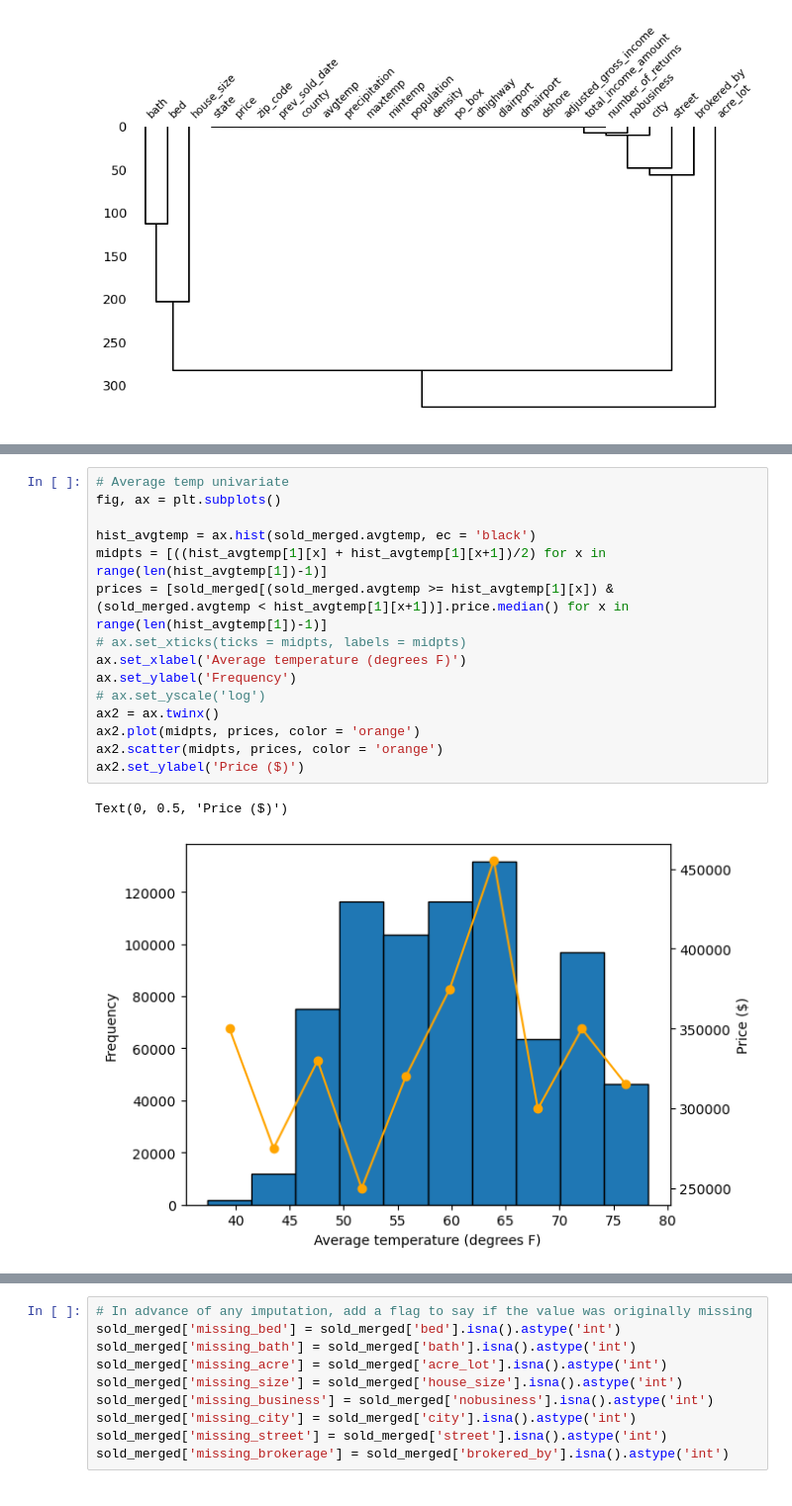
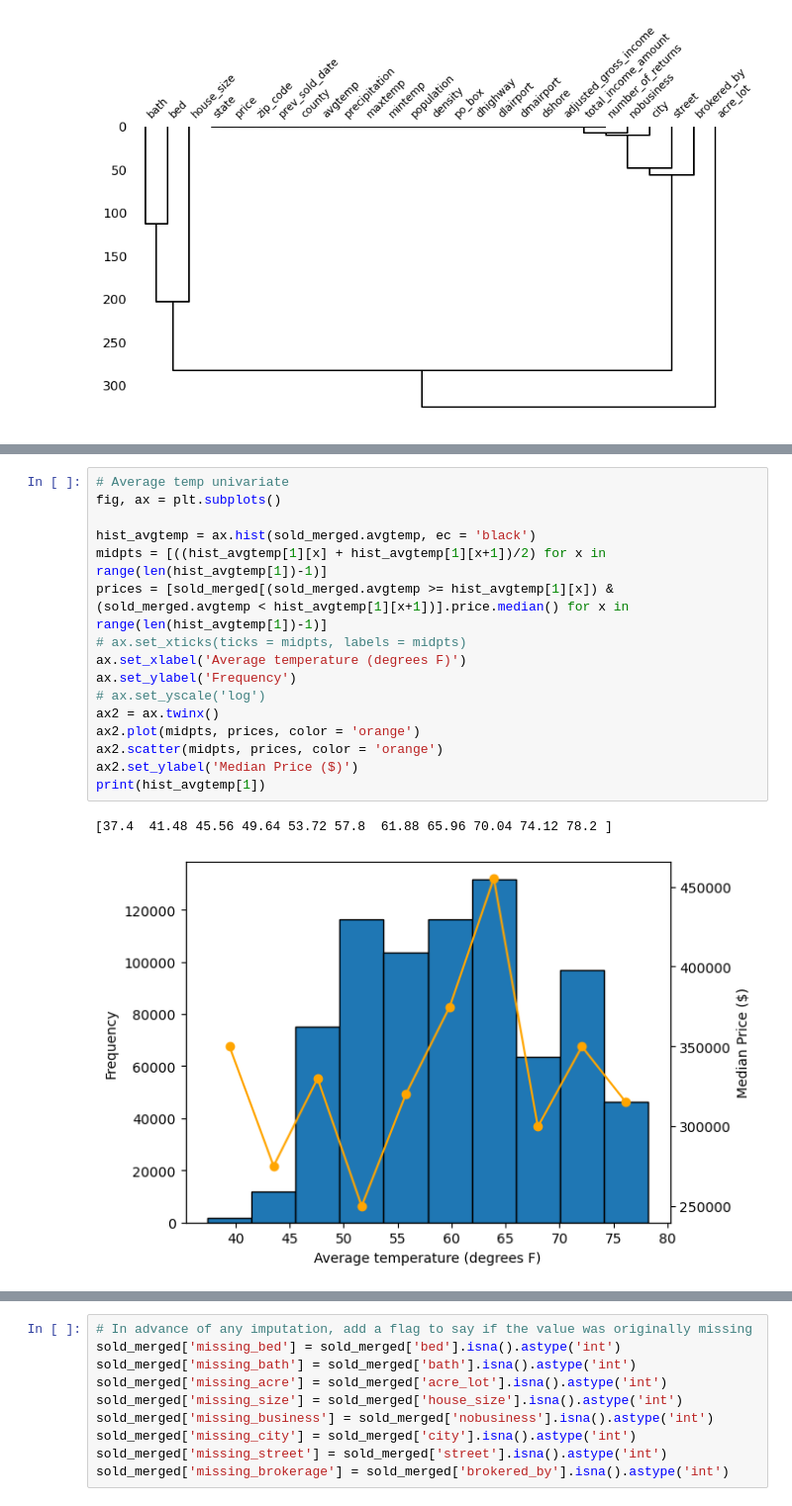
Before and after one commit to luke-dillon/PlacementProject, a Jupyter notebook: cleaning.ipynb, the cells around one changed output, grey strips where cells are left out. Shown at 99% size. Drawn from its saved outputs; the diff is of its cells as text.

```diff
--- a/cleaning.ipynb
+++ b/cleaning.ipynb
@@ -269,21 +184,22 @@ Text(0, 0.5, 'Price ($)')
 # %%
 # Average temp univariate
 fig, ax = plt.subplots()
 
 hist_avgtemp = ax.hist(sold_merged.avgtemp, ec = 'black')
 midpts = [((hist_avgtemp[1][x] + hist_avgtemp[1][x+1])/2) for x in range(len(hist_avgtemp[1])-1)]
 prices = [sold_merged[(sold_merged.avgtemp >= hist_avgtemp[1][x]) & (sold_merged.avgtemp < hist_avgtemp[1][x+1])].price.median() for x in range(len(hist_avgtemp[1])-1)]
 # ax.set_xticks(ticks = midpts, labels = midpts)
 ax.set_xlabel('Average temperature (degrees F)')
 ax.set_ylabel('Frequency')
 # ax.set_yscale('log')
 ax2 = ax.twinx()
 ax2.plot(midpts, prices, color = 'orange')
 ax2.scatter(midpts, prices, color = 'orange')
-ax2.set_ylabel('Price ($)')
+ax2.set_ylabel('Median Price ($)')
+print(hist_avgtemp[1])
 # %% [output]
-Text(0, 0.5, 'Price ($)')
+[37.4  41.48 45.56 49.64 53.72 57.8  61.88 65.96 70.04 74.12 78.2 ]
-[figure, old version]
+[figure, new version]
 # %%
 # Max temp univariate
 fig, ax = plt.subplots()
```
Also changed, not shown: parts of 32 cells of this notebook.
